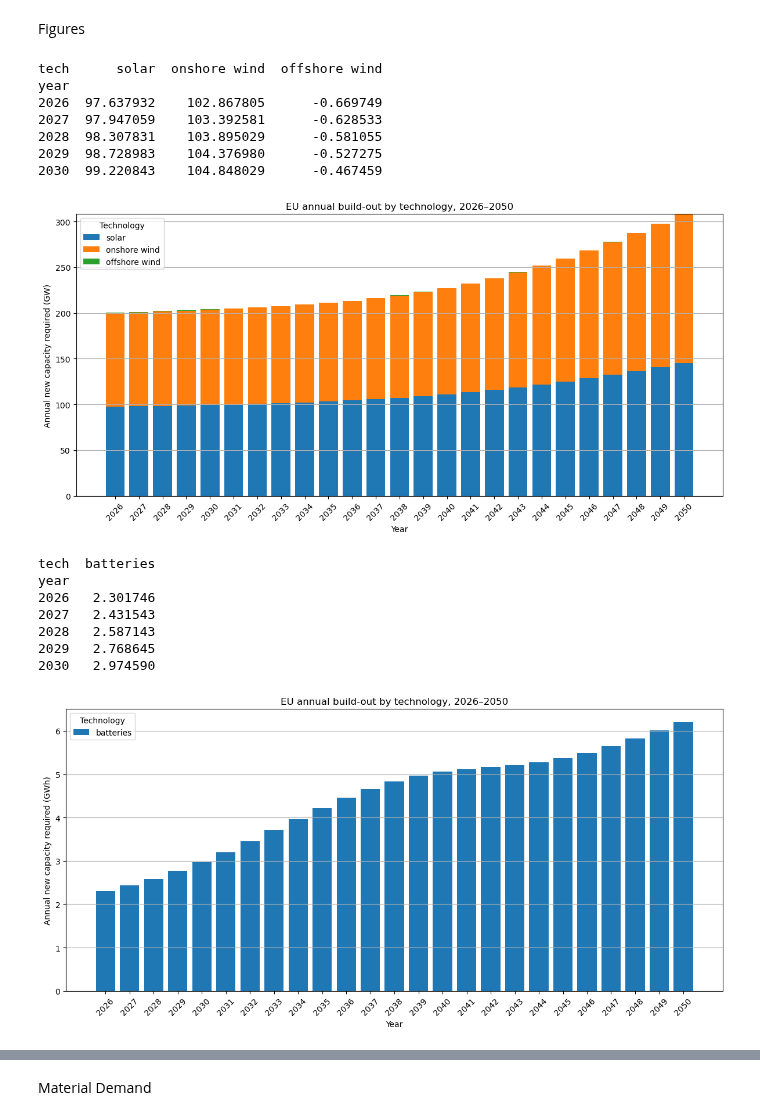
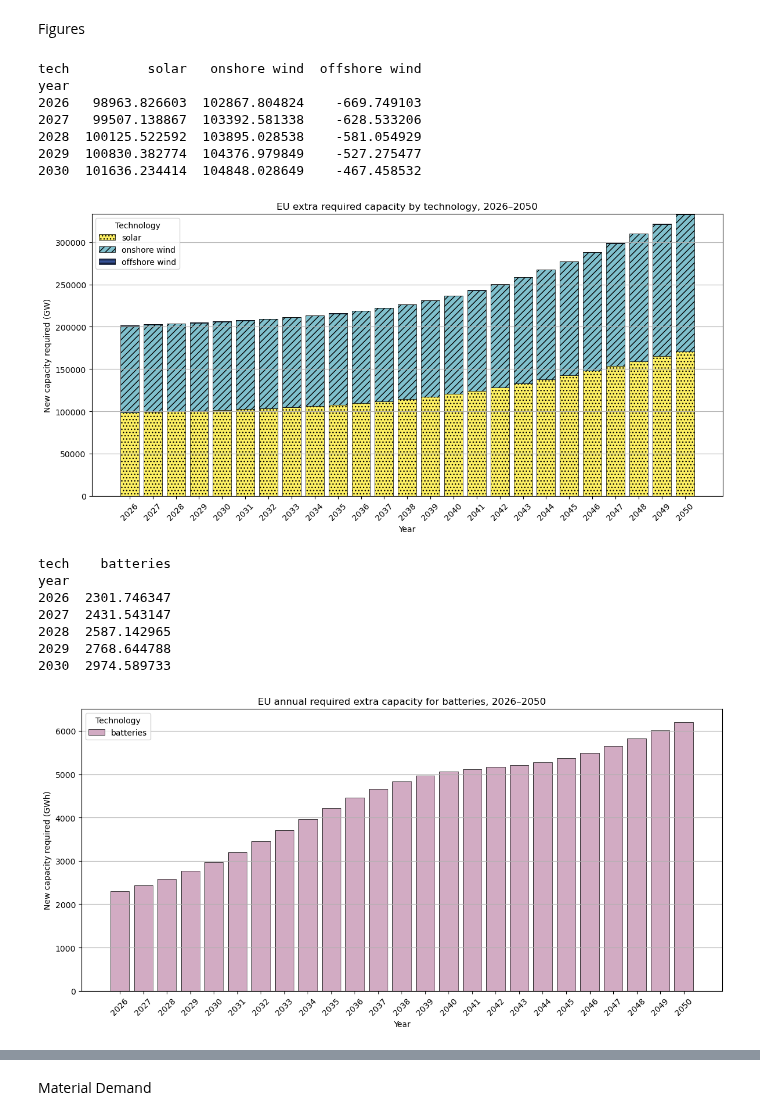
Before and after one commit to mennevdspek/Thesis-model, a Jupyter notebook: cost_optimal_model.ipynb, the cells around one changed output, grey strips where cells are left out. Cells and saved outputs as stored; diff of their text form; code cells hidden in the pictures.

```diff
--- a/cost_optimal_model.ipynb
+++ b/cost_optimal_model.ipynb
@@ -143,7 +143,7 @@ for _, row in result.iterrows():
         if country not in capacity_dict:
             capacity_dict[country] = {}
 
-        capacity_dict[country][tech] = capacity
+        capacity_dict[country][tech] = capacity *1000
 
 # Dictionary : {country: {tech: capacity}}
 storage_capacity_dict = {}
@@ -158,7 +158,7 @@ for _, row in result_storage.iterrows():
         if country not in storage_capacity_dict:
             storage_capacity_dict[country] = {}
 
-        storage_capacity_dict[country][tech] = capacity
+        storage_capacity_dict[country][tech] = capacity *1000
 # %%
 # Only take into account EU countries (minus Malta) and some technologies
 EU_countries = [
@@ -214,7 +214,7 @@ for country in EU_countries:
             "capacity (TW)"
         ].sum()
 
-        EU_capacities_2025[country][tech_group] = float(total_capacity)
+        EU_capacities_2025[country][tech_group] = float(total_capacity) *1000
 
 
 # Dictionary 2:
@@ -400,7 +400,7 @@ for tech in techs:
     growth_params[tech]["t0_gom"] = t0gom
 
 tech_params = {
-    "solar": {"lifetime": 30, "beta": 4},
+    "solar": {"lifetime": 25, "beta": 4},
     "onshore wind": {"lifetime": 25, "beta": 4},
     "offshore wind": {"lifetime": 25, "beta": 4},
     "batteries": {"lifetime": 15, "beta": 4},
@@ -571,9 +571,11 @@ for country in EU_countries:
             years_after_start = year - start_year
 
             # Target capacity based on growth function
-            target_capacity = linear_growth(  cap_begin=capacity_2025,
+            target_capacity = linear_growth(
+                                              cap_begin=capacity_2025,
                                               cap_end=capacity_2050,
-                                              )
+
+                                               )
 
             # Calculate surviving capacity from all vintages
             operating_capacity_before_build = 0
@@ -617,8 +619,6 @@ for country in EU_countries:
                 "operating_capacity_after_build_TW": operating_capacity_after_build,
                 "capacity_2025_TW": capacity_2025,
                 "capacity_2050_TW": capacity_2050,
-                "lifetime": lifetime,
-                "beta": beta
             })
 
         # Store final vintage list for for each country and tech
@@ -717,38 +717,57 @@ buildout_pivot = buildout_pivot.reindex(columns=techs_to_plot).fillna(0)
 
 print(buildout_pivot.head())
 # %% [output]
-tech      solar  onshore wind  offshore wind
+tech          solar   onshore wind  offshore wind
 year
-2026  97.637932    102.867805      -0.669749
-2027  97.947059    103.392581      -0.628533
-2028  98.307831    103.895029      -0.581055
-2029  98.728983    104.376980      -0.527275
-2030  99.220843    104.848029      -0.467459
+2026   98963.826603  102867.804824    -669.749103
+2027   99507.138867  103392.581338    -628.533206
+2028  100125.522592  103895.028538    -581.054929
+2029  100830.382774  104376.979849    -527.275477
+2030  101636.234414  104848.028649    -467.458532
 # %%
+colors = {
+    "solar": "#FDF063",
+    "onshore wind": "#80C0CD",
+    "offshore wind": "#355197",
+    "batteries": "#D2ABC3"
+}
+
+hatches = {
+    "solar": "...",
+    "onshore wind": "///",
+    "offshore wind": "---",
+    "batteries": "++"
+}
+
 plt.figure(figsize=(12, 6))
 
 bottom = np.zeros(len(buildout_pivot))
 
 for tech in techs_to_plot:
     plt.bar(
         buildout_pivot.index,
         buildout_pivot[tech],
         bottom=bottom,
-        label=tech
+        label=tech,
+        color=colors.get(tech, "grey"),
+        edgecolor="black",
+        linewidth=0.5,
+        hatch=hatches.get(tech, ""),
     )
+
     bottom += buildout_pivot[tech].values
 
 plt.xlabel("Year")
-plt.ylabel("Annual new capacity required (GW)")
-plt.title("EU annual build-out by technology, 2026–2050")
+plt.ylabel("New capacity required (GW)")
+plt.title("EU extra required capacity by technology, 2026–2050")
 plt.xticks(buildout_pivot.index, rotation=45)
 plt.legend(title="Technology")
 plt.grid(axis="y")
 
 plt.tight_layout()
 plt.show()
 # %% [output]
-[figure, old version]
+[figure, new version]
 # %%
 # Selecteer technologieën en jaren
 techs_to_plot = ["batteries"]
@@ -783,13 +802,13 @@ buildout_pivot = buildout_pivot.reindex(columns=techs_to_plot).fillna(0)
 
 print(buildout_pivot.head())
 # %% [output]
-tech  batteries
+tech    batteries
 year
-2026   2.301746
-2027   2.431543
-2028   2.587143
-2029   2.768645
-2030   2.974590
+2026  2301.746347
+2027  2431.543147
+2028  2587.142965
+2029  2768.644788
+2030  2974.589733
 # %%
 plt.figure(figsize=(12, 6))
 
@@ -800,13 +819,16 @@ for tech in techs_to_plot:
         buildout_pivot.index,
         buildout_pivot[tech],
         bottom=bottom,
-        label=tech
+        label=tech,
+        color=colors.get(tech, "grey"),
+        edgecolor="black",
+        linewidth=0.5,
     )
     bottom += buildout_pivot[tech].values
 
 plt.xlabel("Year")
-plt.ylabel("Annual new capacity required (GWh)")
-plt.title("EU annual build-out by technology, 2026–2050")
+plt.ylabel("New capacity required (GWh)")
+plt.title("EU annual required extra capacity for batteries, 2026–2050")
 plt.xticks(buildout_pivot.index, rotation=45)
 plt.legend(title="Technology")
 plt.grid(axis="y")
@@ -814,4 +836,4 @@ plt.grid(axis="y")
 plt.tight_layout()
 plt.show()
 # %% [output]
-[figure, old version]
+[figure, new version]
```
Also changed, not shown: parts of 6 cells of this notebook, 1 other file.
